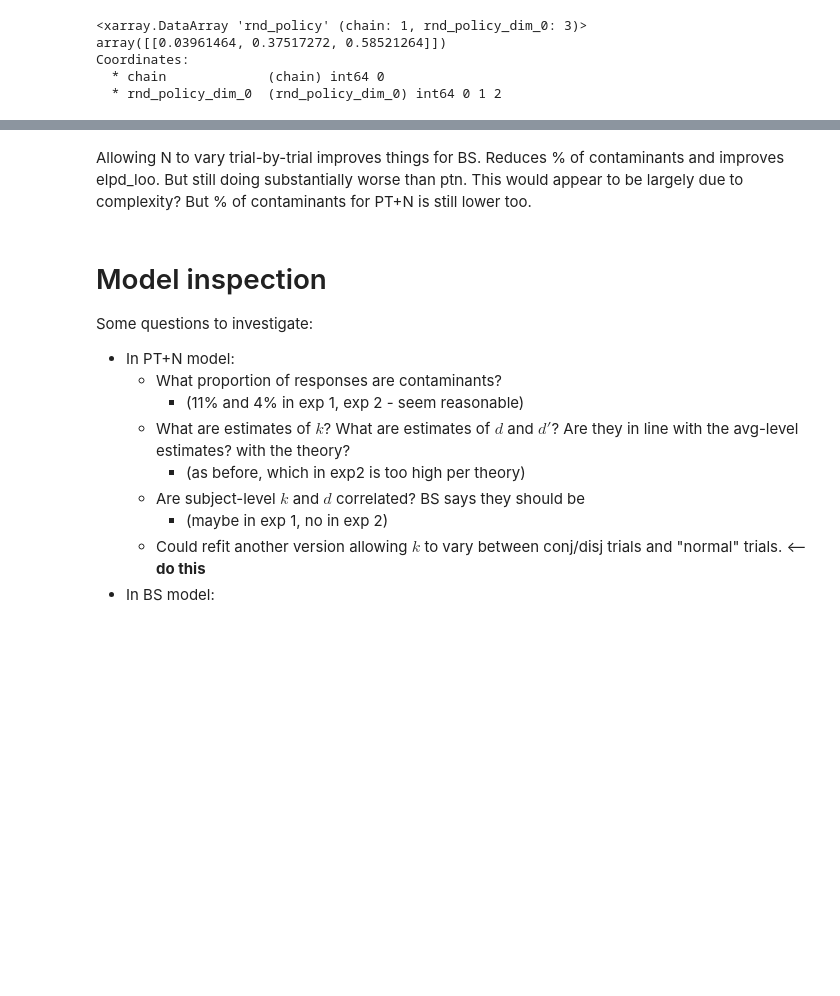
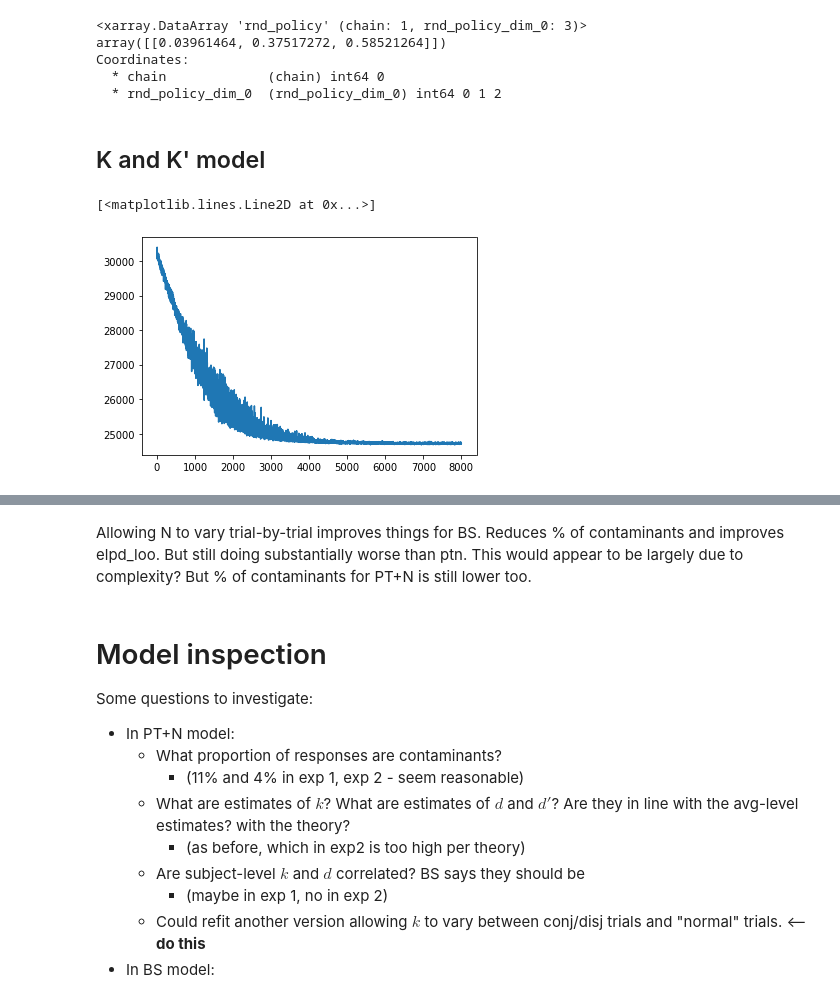
Before and after one commit to derekpowell/bayesian-sampler, a Jupyter notebook: fit-trial-models.ipynb, the cells around one changed output, grey strips where cells are left out. Saved outputs shown, nothing was run; the diff lists cells and outputs as text; code cells hidden in the pictures; blank space fills up the shorter version.

Commit message:
more trial-level updates

```diff
--- a/fit-trial-models.ipynb
+++ b/fit-trial-models.ipynb
@@ -390,3 +390,20 @@ array([[0.03961464, 0.37517272, 0.58521264]])
 Coordinates:
   * chain             (chain) int64 0
   * rnd_policy_dim_0  (rnd_policy_dim_0) int64 0 1 2
+# %% [markdown]
+## K and K' model
+# %%
+res_ptn_exp2b = fit_svi(
+    ptn_simplecond_mlm_trial_level_disc_kconjdisj,
+    X_exp2,
+    y_exp2,
+    optimizer = Adam(1e-3),
+    n_steps = 8_000,
+    full_rank = True,
+    filename = "local/svi-ptn_simplecond_mlm_trial_level_disc-exp2-kprime.p"
+)
+# %%
+plt.plot(res_ptn_exp2b["losses"])
+# %% [output]
+[<matplotlib.lines.Line2D at 0x...>]
+[figure, added]
```
Also changed, not shown: parts of 33 cells of this notebook, 3 other files.
